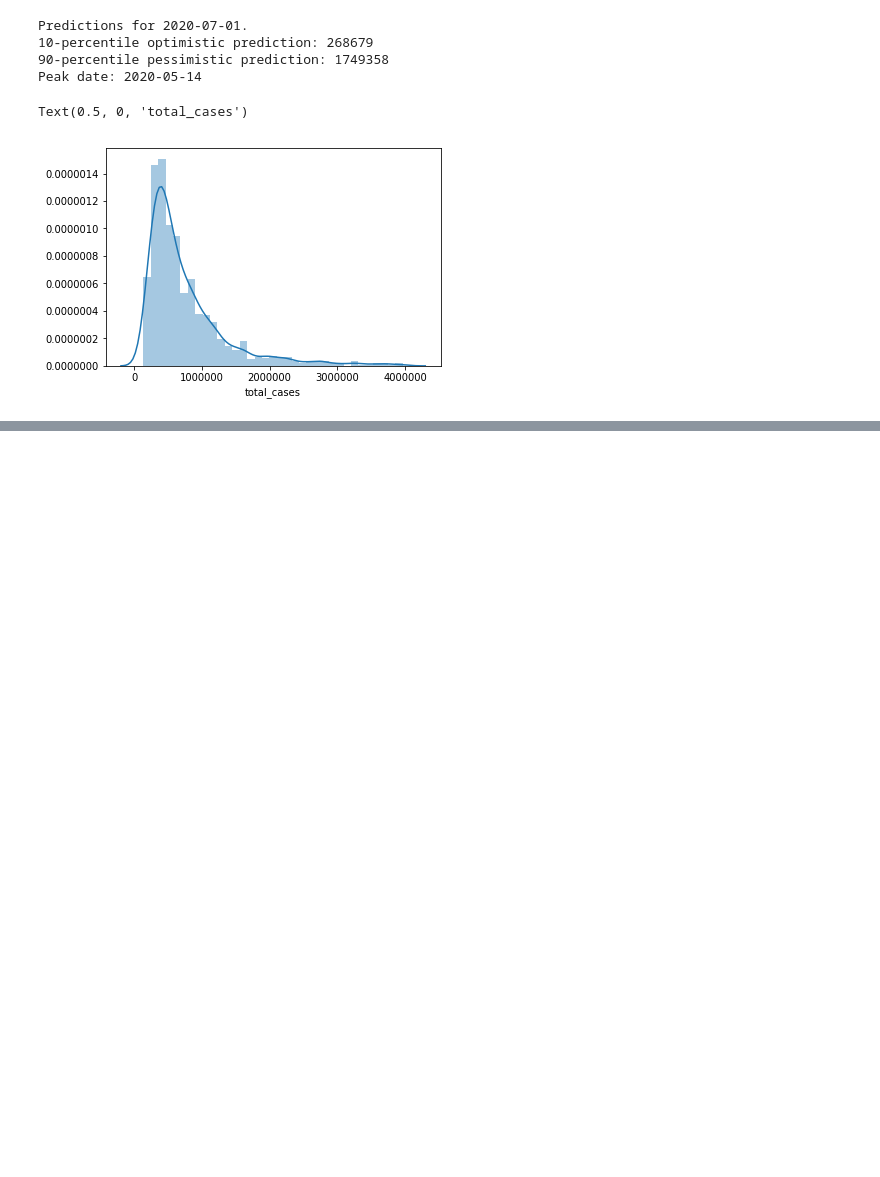
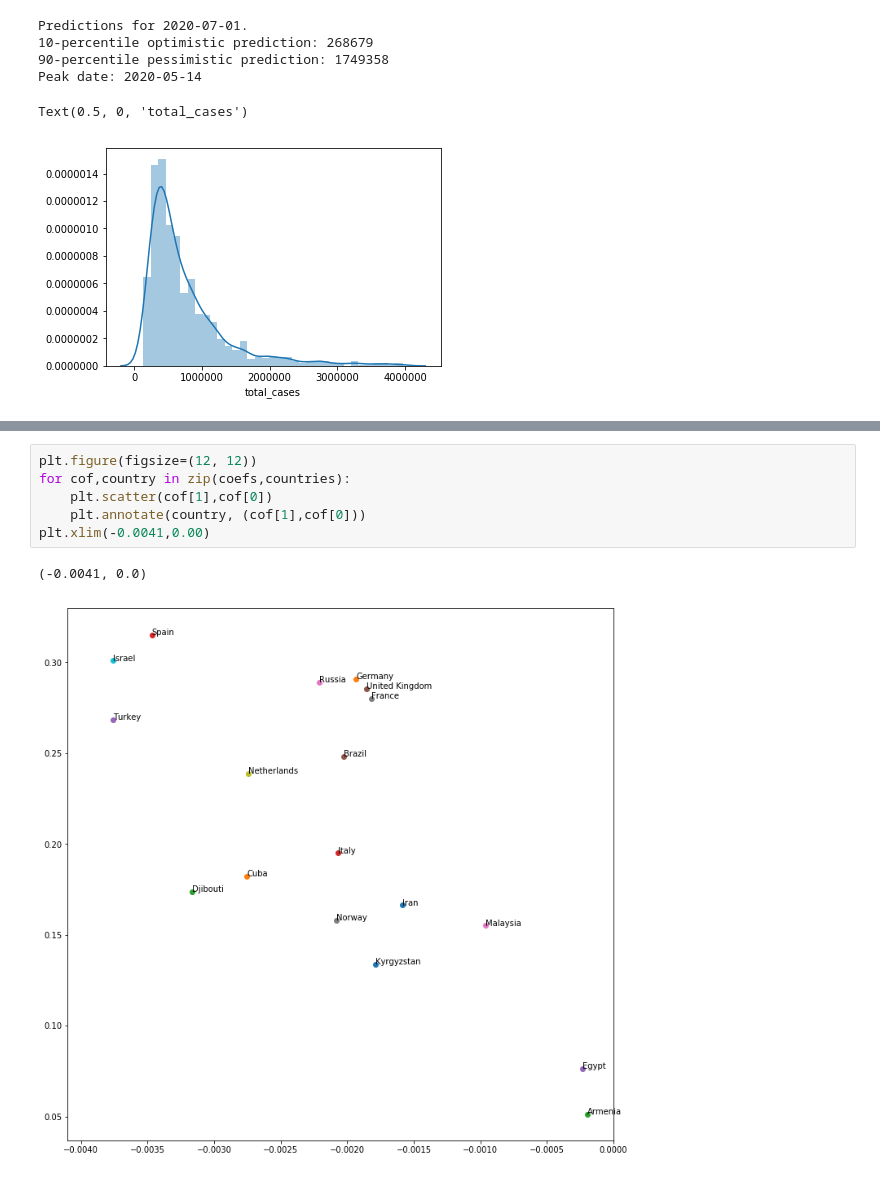
Before and after one commit to rogachevai/MADESPRING2020_ML, a Jupyter notebook: HW2/MADE_AML_HW2.ipynb, the cells around one changed output, grey strips where cells are left out. Drawn from its saved outputs; the diff is of its cells as text; blank space fills up the shorter version.

```diff
--- a/HW2/MADE_AML_HW2.ipynb
+++ b/HW2/MADE_AML_HW2.ipynb
@@ -327,0 +373,9 @@ Text(0.5, 0, 'total_cases')
+# %%
+plt.figure(figsize=(12, 12))
+for cof,country in zip(coefs,countries):
+    plt.scatter(cof[1],cof[0])
+    plt.annotate(country, (cof[1],cof[0]))
+plt.xlim(-0.0041,0.00)
+# %% [output]
+(-0.0041, 0.0)
+[figure, added]
```
Also changed, not shown: parts of 13 cells of this notebook.
